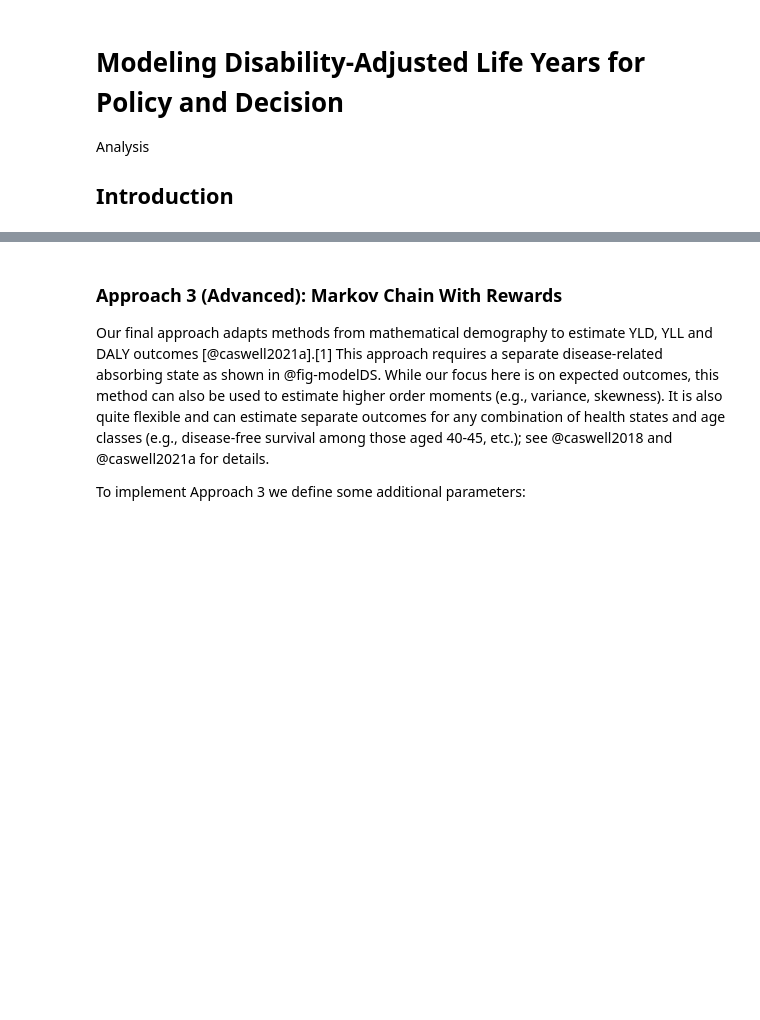
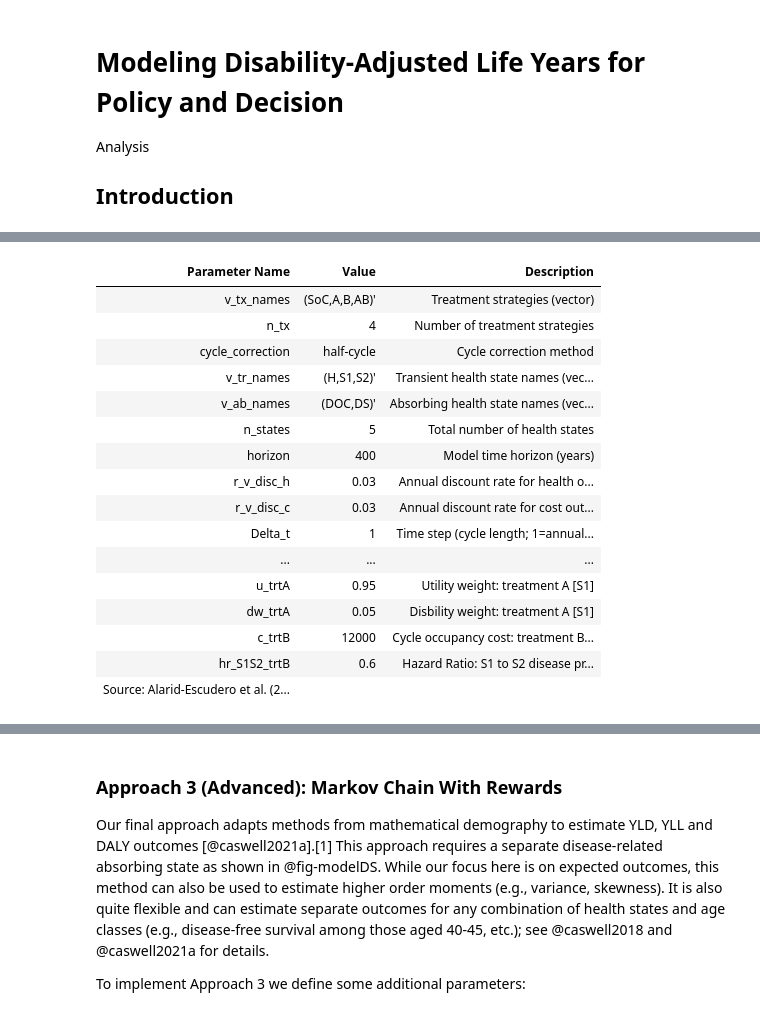
Before and after one commit to graveja0/dalys, a Jupyter notebook: index.embed.ipynb, the cells around one changed output, grey strips where cells are left out. Drawn from its saved outputs; the diff is of its cells as text; code cells hidden in the pictures; blank space fills up the shorter version.

```diff
--- a/index.embed.ipynb
+++ b/index.embed.ipynb
@@ -269,36 +269,73 @@ params_lut <-
     "u_D" = "Utility weight: death [D]",
     "dw_S1" = "Disability weight: sick [S1]",
     "dw_S2" = "Disability weight: sicker [S2]",
     "c_H" = "Cycle occupancy cost: healthy [H]",
     "c_S1" = "Cycle occupancy cost: sick [S1]",
     "c_S2" = "Cycle occupancy cost: sicker [S2]",
     "c_D" = "Cycle occupancy cost: death [D]",
     "c_trtA" = "Cycle occupancy cost: treatment A [S1,S2]",
     "u_trtA" = "Utility weight: treatment A [S1]",
     "dw_trtA" = "Disbility weight: treatment A [S1]",
     "c_trtB" = "Cycle occupancy cost: treatment B [S1,S2]",
     "hr_S1S2_trtB"= "Hazard Ratio: S1 to S2 disease progression under treatment B"
   )
 str_params_ <- params_ %>% map_dbl(~(length(.x)))
 
 vec_params <- str_params_[str_params_<5 & str_params_>1] %>% names()
 vec_params <- vec_params[which(vec_params!="df_ExR")]
 sc_params <- str_params_[str_params_==1] %>% names()
 
 vec_params_ <-
   params_[vec_params] %>%
   map(~(paste0(.,collapse=","))) %>%
   {glue::glue("({.})'")}
 labels_params <- intersect(names(params),c(vec_params,sc_params))
 
 names(vec_params_) = vec_params
-tibble(parameter = c(sc_params,vec_params),value = unname(c(params_[sc_params],vec_params_))) %>%
+# tibble(parameter = c(sc_params,vec_params),value = unname(c(params_[sc_params],vec_params_))) %>%
+#   mutate(value = paste0(value)) %>%
+#   mutate(label = paste0(factor(parameter,levels = labels_params, labels = params_lut[labels_params]))) %>%
+#   mutate(parameter = factor(parameter,levels = labels_params)) %>%
+#   arrange(parameter) %>%
+#   kable(col.names = c("Parameter","Value","Description")) %>%
+#   kable_styling()
+
+
+
+set_flextable_defaults(
+    font.size=10,
+    theme_fun = theme_vanilla,
+    padding = 6
+)
+
+ft <- tibble(parameter = c(sc_params,vec_params),value = unname(c(params_[sc_params],vec_params_))) %>%
   mutate(value = paste0(value)) %>%
   mutate(label = paste0(factor(parameter,levels = labels_params, labels = params_lut[labels_params]))) %>%
   mutate(parameter = factor(parameter,levels = labels_params)) %>%
   arrange(parameter) %>%
-  kable(col.names = c("Parameter","Value","Description")) %>%
-  kable_styling()
+  rename("Parameter Name" = parameter, "Value" = value, "Description" = label) %>%
+  flextable(cwidth = 2) %>%
+  add_footer_lines("Source: Alarid-Escudero et al. (2023) and authors' assumptions.")
+
+ft
+# %% [output]
+| Parameter Name | Value | Description |
+| v_tx_names | (SoC,A,B,AB)' | Treatment strategies (vector) |
+| n_tx | 4 | Number of treatment strategies |
+| cycle_correction | half-cycle | Cycle correction method |
+| v_tr_names | (H,S1,S2)' | Transient health state names (vec... |
+| v_ab_names | (DOC,DS)' | Absorbing health state names (vec... |
+| n_states | 5 | Total number of health states |
+| horizon | 400 | Model time horizon (years) |
+| r_v_disc_h | 0.03 | Annual discount rate for health o... |
+| r_v_disc_c | 0.03 | Annual discount rate for cost out... |
+| Delta_t | 1 | Time step (cycle length; 1=annual... |
+| ... | ... | ... |
+| u_trtA | 0.95 | Utility weight: treatment A [S1] |
+| dw_trtA | 0.05 | Disbility weight: treatment A [S1] |
+| c_trtB | 12000 | Cycle occupancy cost: treatment B... |
+| hr_S1S2_trtB | 0.6 | Hazard Ratio: S1 to S2 disease pr... |
+| Source: Alarid-Escudero et al. (2... |  |  |
 # %% [markdown]
 ## Transition Matrices
 
```
Also changed, not shown: parts of 4 cells of this notebook, 8 other files.
